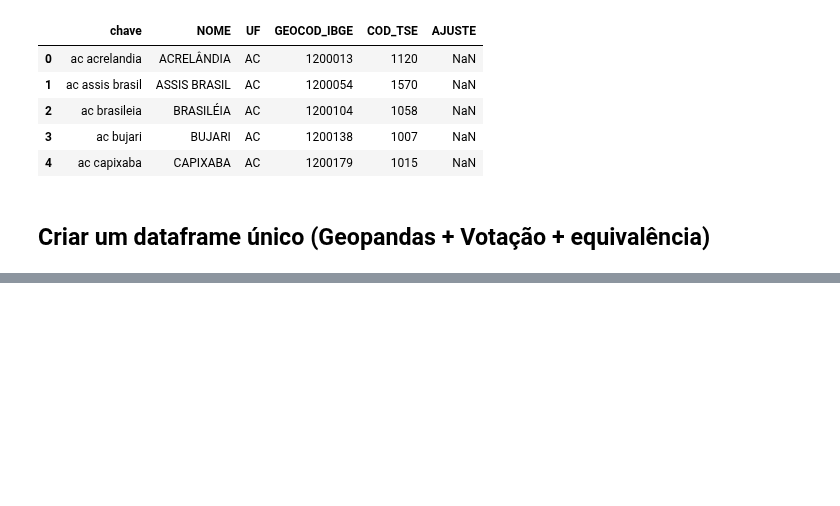
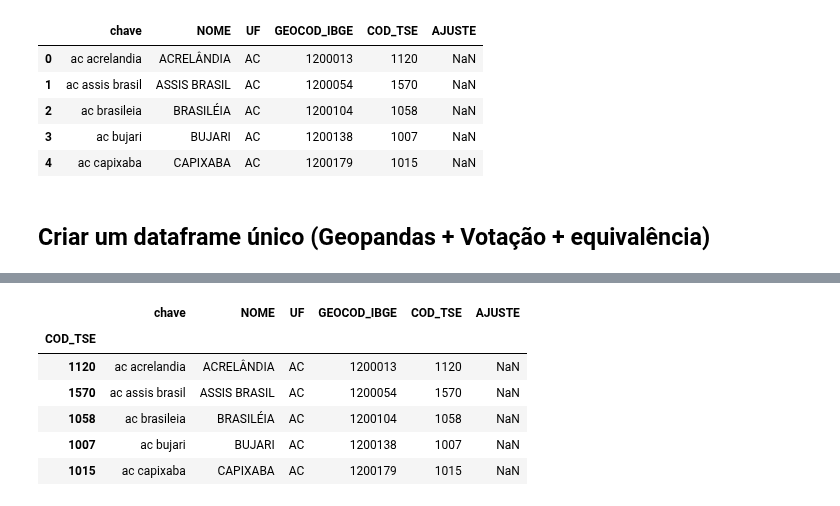
Before and after one commit to V1L3La/Learning-An-lise-de-Dados-em-Python, a Jupyter notebook: Mapa_das_Eleições_de_2018.ipynb, the cells around one changed output, grey strips where cells are left out. Saved outputs shown, nothing was run; the diff lists cells and outputs as text; code cells hidden in the pictures; blank space fills up the shorter version.

```diff
--- a/Mapa_das_Eleições_de_2018.ipynb
+++ b/Mapa_das_Eleições_de_2018.ipynb
@@ -384,0 +401,18 @@ df_equivalencia.head()
+# %%
+# (2)
+# Reindexar o dataframe de equivalencia pelo codigo do TSE(= CD_MUNICIPIO)
+
+# Criando uma copia do dataframe equivalencia(em caso de problema o dataframe original não se perde)
+df_equ_novo = df_equivalencia.copy()
+
+# drop=False ==> não descarta(apaga) a coluna original mais se torne o indice do df
+df_equ_novo.set_index('COD_TSE', drop=False, inplace=True)
+df_equ_novo.head()
+# %% [output]
+|  | chave | NOME | UF | GEOCOD_IBGE | COD_TSE | AJUSTE |
+| COD_TSE |  |  |  |  |  |  |
+| 1120 | ac acrelandia | ACRELÂNDIA | AC | 1200013 | 1120 | NaN |
+| 1570 | ac assis brasil | ASSIS BRASIL | AC | 1200054 | 1570 | NaN |
+| 1058 | ac brasileia | BRASILÉIA | AC | 1200104 | 1058 | NaN |
+| 1007 | ac bujari | BUJARI | AC | 1200138 | 1007 | NaN |
+| 1015 | ac capixaba | CAPIXABA | AC | 1200179 | 1015 | NaN |
```
Also changed, not shown: parts of 9 cells of this notebook.
